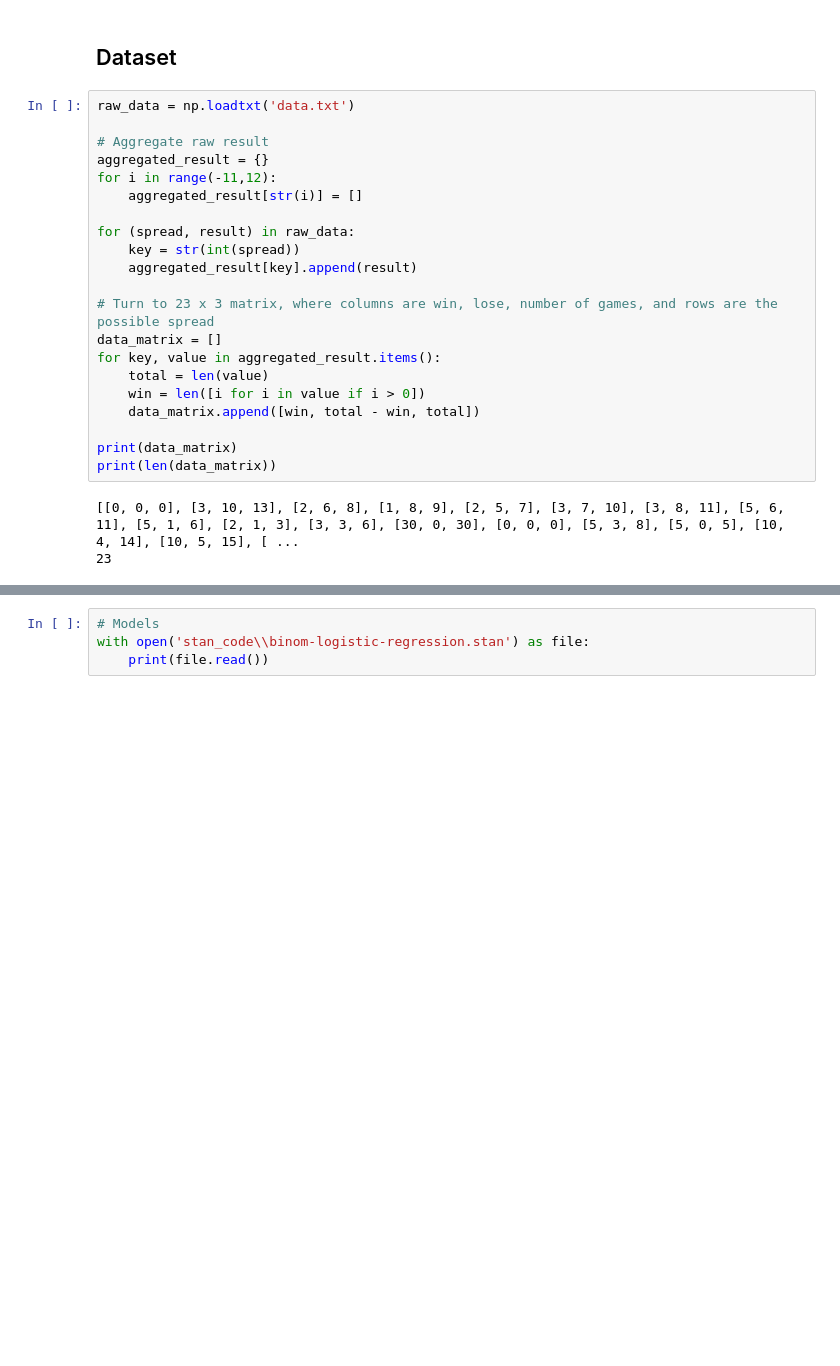
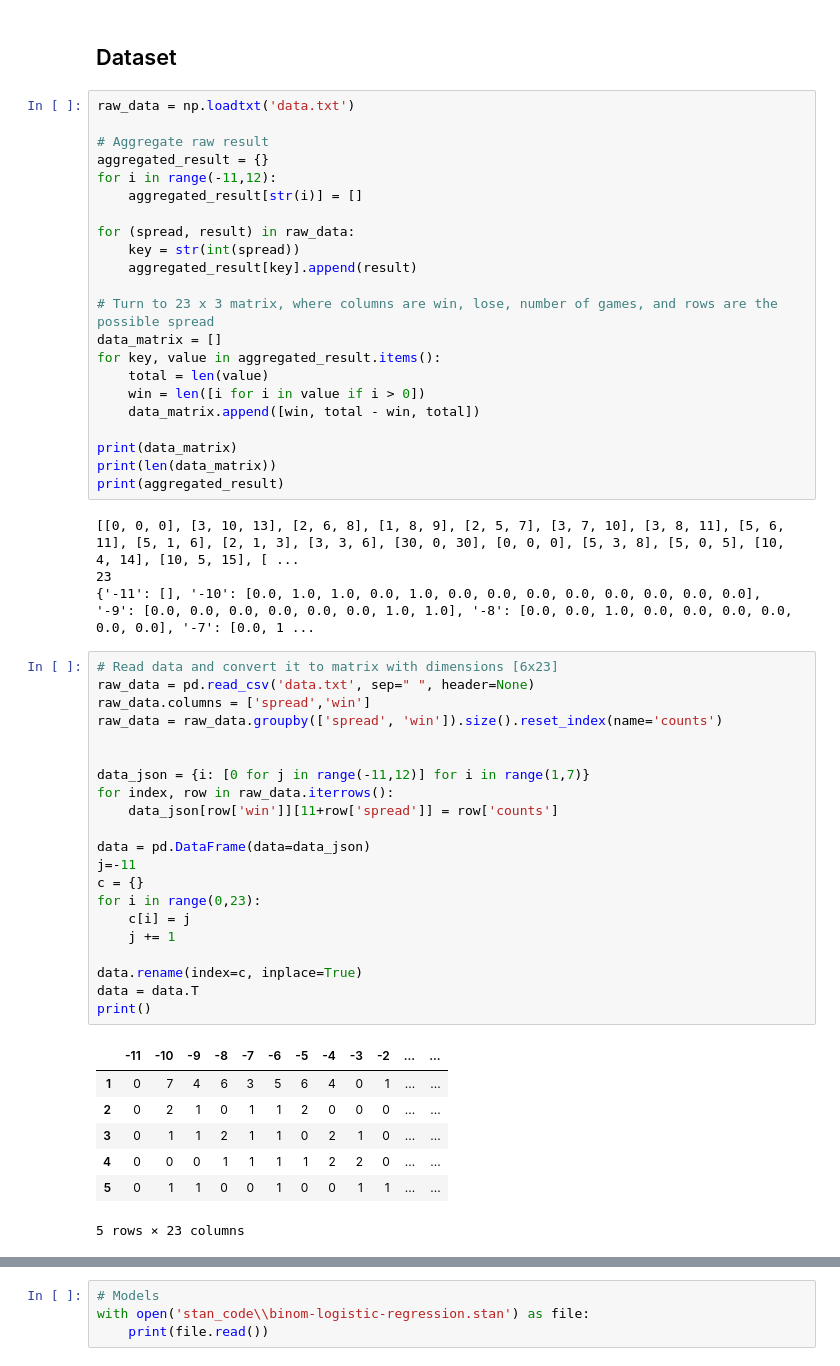
Before and after one commit to fuksi/bda_project_2018, a Jupyter notebook: notebook/BWF Badminton.ipynb, the cells around one changed output, grey strips where cells are left out. Drawn from its saved outputs; the diff is of its cells as text; blank space fills up the shorter version.

```diff
--- a/notebook/BWF Badminton.ipynb
+++ b/notebook/BWF Badminton.ipynb
@@ -30,7 +32,38 @@ for key, value in aggregated_result.items():
 
 print(data_matrix)
 print(len(data_matrix))
+print(aggregated_result)
 # %% [output]
 [[0, 0, 0], [3, 10, 13], [2, 6, 8], [1, 8, 9], [2, 5, 7], [3, 7, 10], [3, 8, 11], [5, 6, 11], [5, 1, 6], [2, 1, 3], [3, 3, 6], [30, 0, 30], [0, 0, 0], [5, 3, 8], [5, 0, 5], [10, 4, 14], [10, 5, 15], [ ...
 23
+{'-11': [], '-10': [0.0, 1.0, 1.0, 0.0, 1.0, 0.0, 0.0, 0.0, 0.0, 0.0, 0.0, 0.0, 0.0], '-9': [0.0, 0.0, 0.0, 0.0, 0.0, 0.0, 1.0, 1.0], '-8': [0.0, 0.0, 1.0, 0.0, 0.0, 0.0, 0.0, 0.0, 0.0], '-7': [0.0, 1 ...
+# %%
+# Read data and convert it to matrix with dimensions [6x23]
+raw_data = pd.read_csv('data.txt', sep=" ", header=None)
+raw_data.columns = ['spread','win']
+raw_data = raw_data.groupby(['spread', 'win']).size().reset_index(name='counts')
+
+
+data_json = {i: [0 for j in range(-11,12)] for i in range(1,7)}
+for index, row in raw_data.iterrows():
+    data_json[row['win']][11+row['spread']] = row['counts']
+
+data = pd.DataFrame(data=data_json)
+j=-11
+c = {}
+for i in range(0,23):
+    c[i] = j
+    j += 1
+
+data.rename(index=c, inplace=True)
+data = data.T
+print()
+# %% [output]
+|  | -11 | -10 | -9 | -8 | -7 | -6 | -5 | -4 | -3 | -2 | ... | ... |
+| 1 | 0 | 7 | 4 | 6 | 3 | 5 | 6 | 4 | 0 | 1 | ... | ... |
+| 2 | 0 | 2 | 1 | 0 | 1 | 1 | 2 | 0 | 0 | 0 | ... | ... |
+| 3 | 0 | 1 | 1 | 2 | 1 | 1 | 0 | 2 | 1 | 0 | ... | ... |
+| 4 | 0 | 0 | 0 | 1 | 1 | 1 | 1 | 2 | 2 | 0 | ... | ... |
+| 5 | 0 | 1 | 1 | 0 | 0 | 1 | 0 | 0 | 1 | 1 | ... | ... |
+5 rows × 23 columns
 # %%
```
Also changed, not shown: parts of 2 cells of this notebook.
